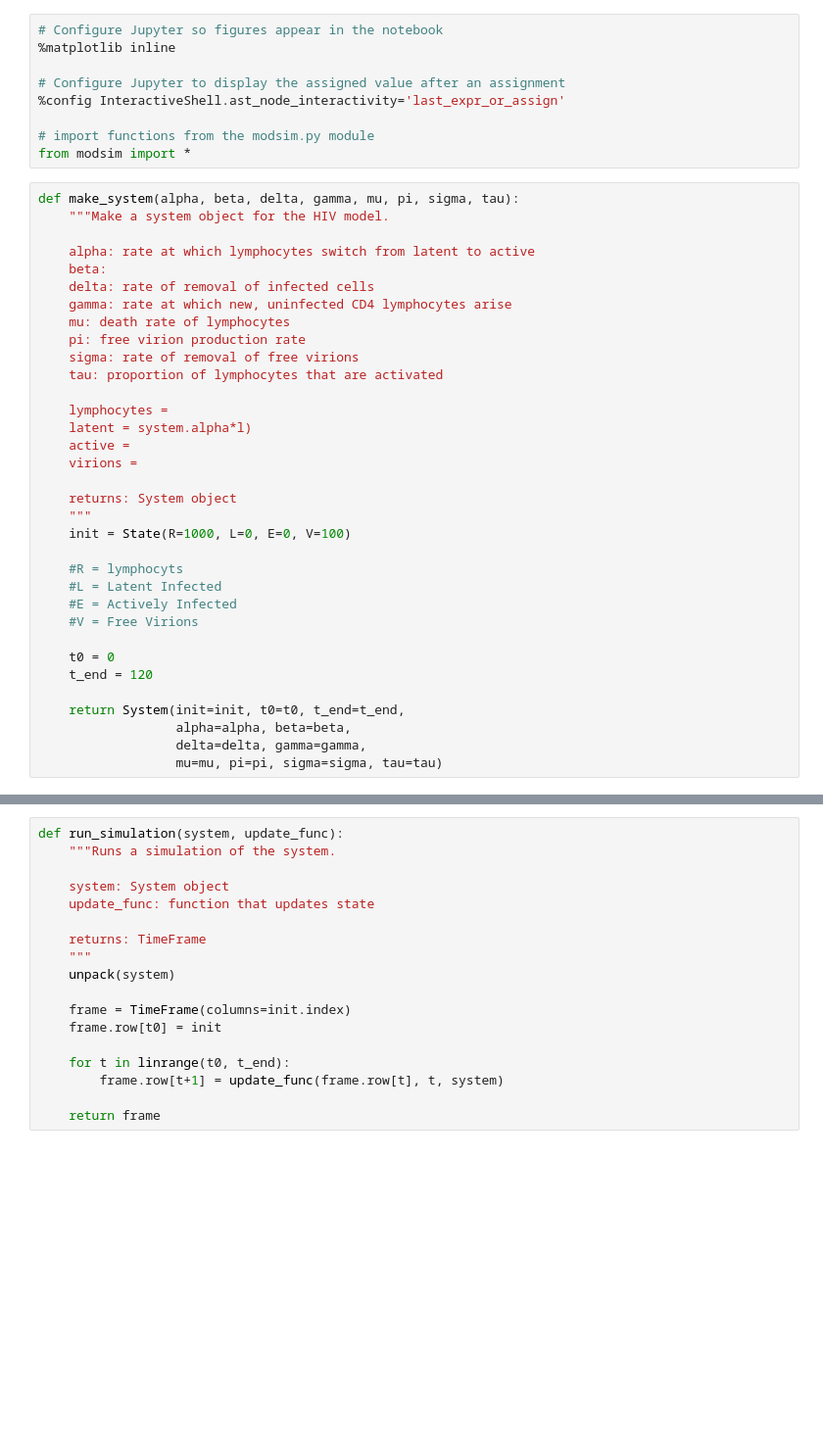
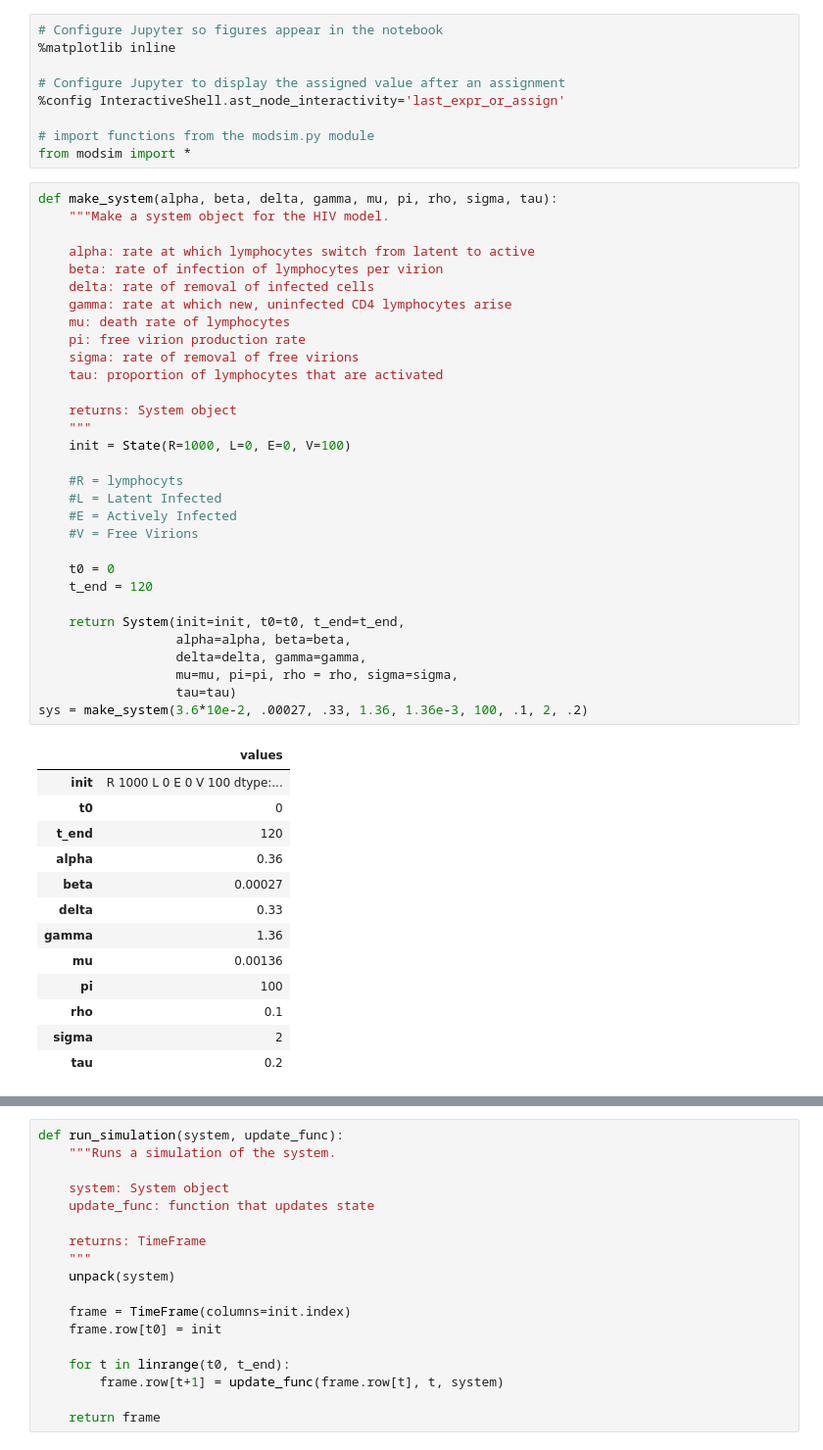
Before and after one commit to clee4/ModSimPy, a Jupyter notebook: code/HIV MODEL.ipynb, the cells around one changed output, grey strips where cells are left out. Shown at 98% size. Drawn from its saved outputs; the diff is of its cells as text; blank space fills up the shorter version.

```diff
--- a/code/HIV MODEL.ipynb
+++ b/code/HIV MODEL.ipynb
@@ -11,39 +11,50 @@ Chris Lee
 # import functions from the modsim.py module
 from modsim import *
 # %%
-def make_system(alpha, beta, delta, gamma, mu, pi, sigma, tau):
+def make_system(alpha, beta, delta, gamma, mu, pi, rho, sigma, tau):
     """Make a system object for the HIV model.
 
     alpha: rate at which lymphocytes switch from latent to active
-    beta:
+    beta: rate of infection of lymphocytes per virion
     delta: rate of removal of infected cells
     gamma: rate at which new, uninfected CD4 lymphocytes arise
     mu: death rate of lymphocytes
     pi: free virion production rate
     sigma: rate of removal of free virions
     tau: proportion of lymphocytes that are activated
-
-    lymphocytes =
-    latent = system.alpha*l)
-    active =
-    virions =
 
     returns: System object
     """
     init = State(R=1000, L=0, E=0, V=100)
 
     #R = lymphocyts
     #L = Latent Infected
     #E = Actively Infected
     #V = Free Virions
 
     t0 = 0
     t_end = 120
 
     return System(init=init, t0=t0, t_end=t_end,
                   alpha=alpha, beta=beta,
                   delta=delta, gamma=gamma,
-                  mu=mu, pi=pi, sigma=sigma, tau=tau)
+                  mu=mu, pi=pi, rho = rho, sigma=sigma,
+                  tau=tau)
+sys = make_system(3.6*10e-2, .00027, .33, 1.36, 1.36e-3, 100, .1, 2, .2)
+# %% [output]
+|  | values |
+| init | R 1000 L 0 E 0 V 100 dtype:... |
+| t0 | 0 |
+| t_end | 120 |
+| alpha | 0.36 |
+| beta | 0.00027 |
+| delta | 0.33 |
+| gamma | 1.36 |
+| mu | 0.00136 |
+| pi | 100 |
+| rho | 0.1 |
+| sigma | 2 |
+| tau | 0.2 |
 # %%
 def update_func(state, t, system):
     """Update the SIR model.
```
Also changed, not shown: parts of 7 cells of this notebook.
